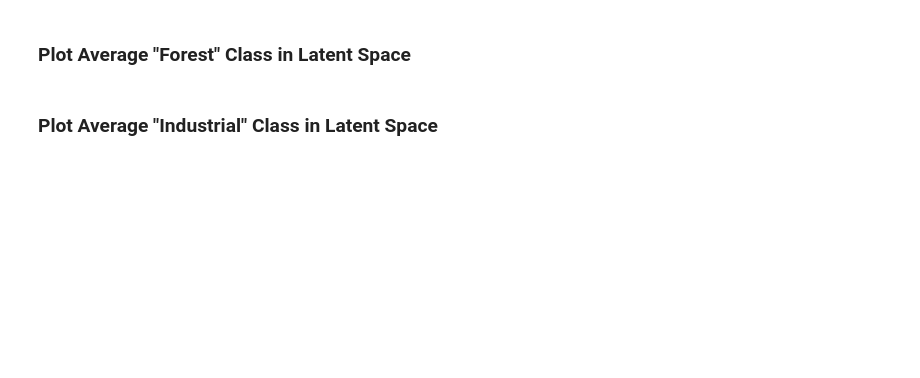
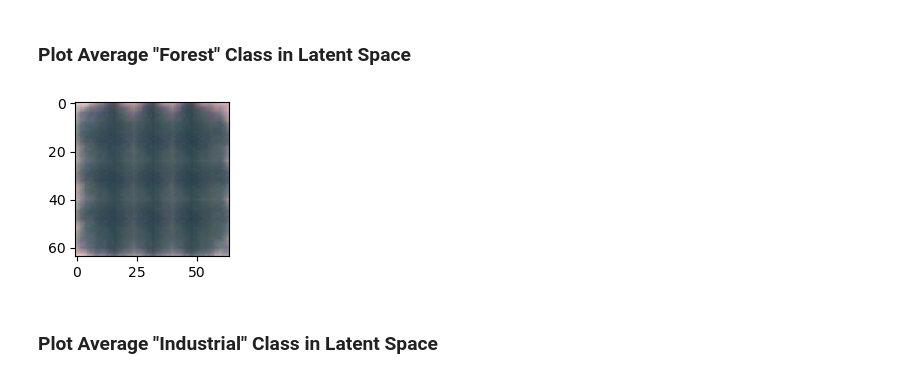
Before and after one commit to galangnv/uc-cs6073-deep-learning, a Jupyter notebook: lec31/lec31_activity.ipynb, the cells around one changed output. Cells and saved outputs as stored; diff of their text form; code cells hidden in the pictures; blank space fills up the shorter version.

```diff
--- a/lec31/lec31_activity.ipynb
+++ b/lec31/lec31_activity.ipynb
@@ -208,11 +218,13 @@ avg_img_with_forest, avg_img_without_forest = compute_average_class(
 # %%
 with torch.no_grad():
     avg_img_with_forest.to(DEVICE)
-    avg_img_with_forest = model.decoder(avg_img_with_forest).to(torch.device('cpu')).squeeze(0)
+    avg_forest = model.decoder(avg_img_with_forest).to(torch.device('cpu')).squeeze(0)
 # %%
 fig, ax = plt.subplots(figsize=(2, 2))
-ax.imshow((avg_img_with_forest).permute(1, 2, 0))
+ax.imshow((avg_forest).permute(1, 2, 0))
 plt.show()
+# %% [output]
+[figure, added]
 # %% [markdown]
 ### Plot Average "Industrial" Class in Latent Space
 # %%
```
Also changed, not shown: parts of 9 cells of this notebook, 1 other file.
